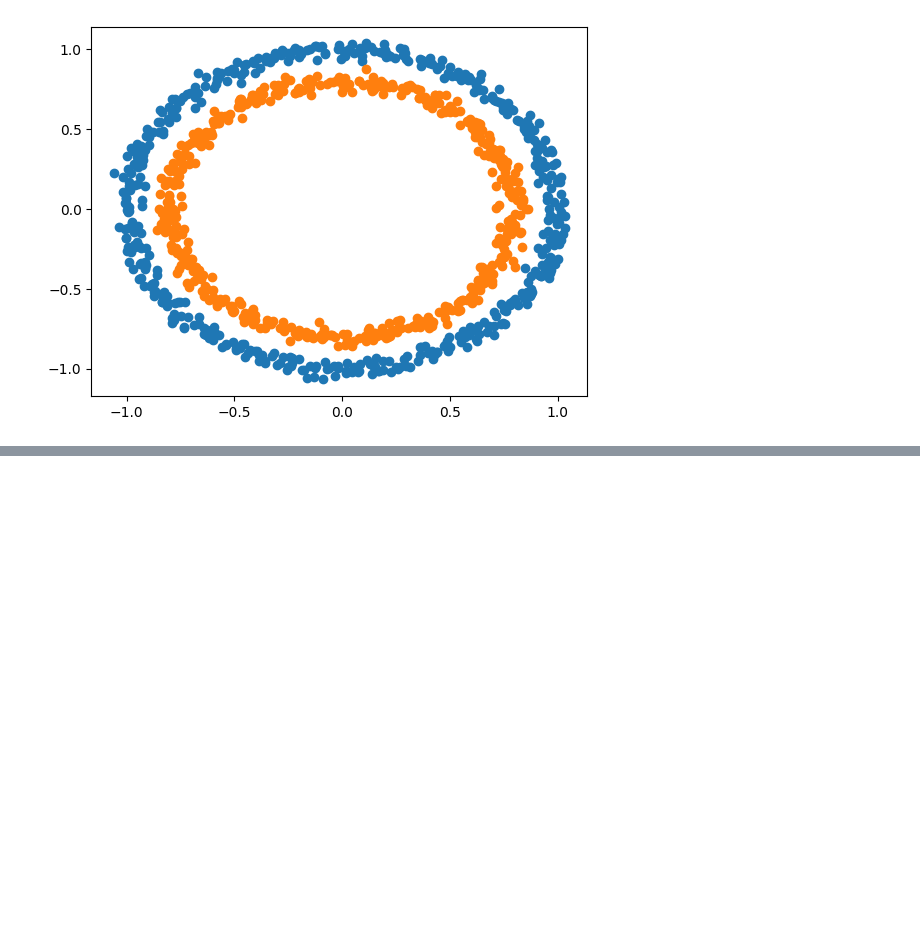
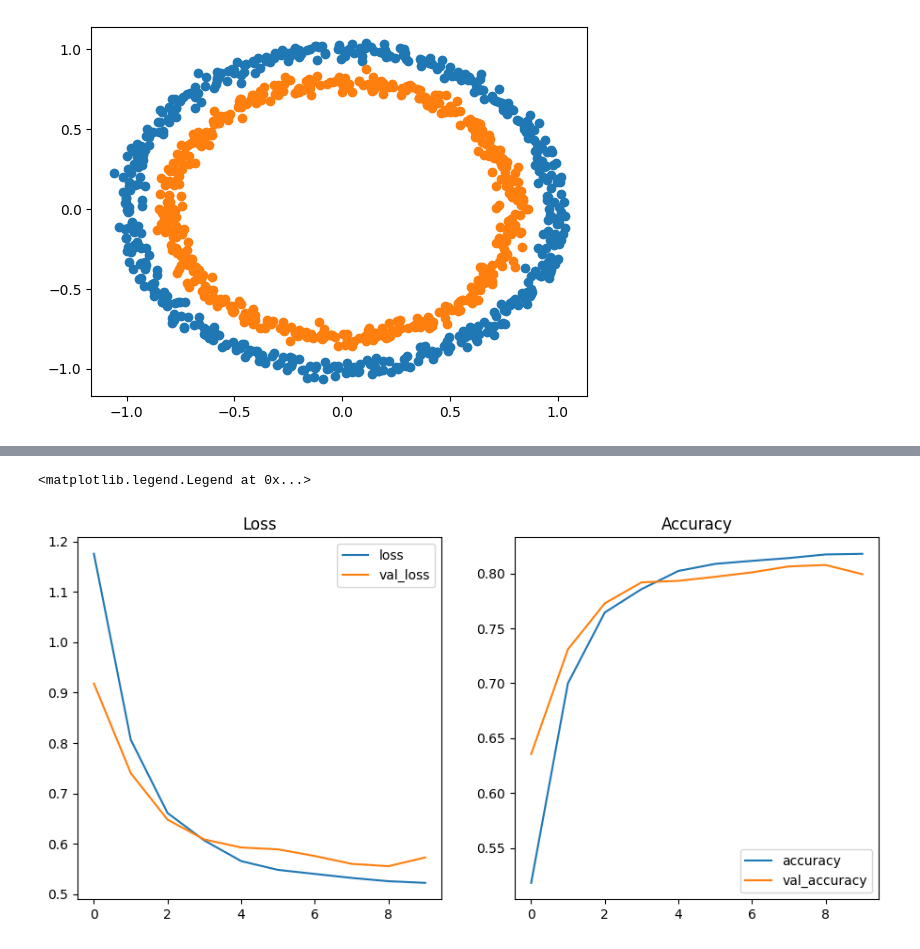
Before and after one commit to timonpalm/TFCourse, a Jupyter notebook: 03_classification.ipynb, the cells around one changed output, grey strips where cells are left out. Saved outputs shown, nothing was run; the diff lists cells and outputs as text; code cells hidden in the pictures; blank space fills up the shorter version.

```diff
--- a/03_classification.ipynb
+++ b/03_classification.ipynb
@@ -106,0 +139,25 @@ plot_decision_boundary(model, X, y)
+# %%
+tf.random.set_seed(42)
+
+model = tf.keras.Sequential([
+    tf.keras.layers.Flatten(input_shape=(28,28)),
+    tf.keras.layers.Dense(4, activation="relu"),
+    tf.keras.layers.Dense(4, activation="relu"),
+    tf.keras.layers.Dense(10, activation="softmax"),
+])
+
+model.compile(
+    optimizer=tf.keras.optimizers.Adam(),
+    loss=tf.keras.losses.SparseCategoricalCrossentropy(),
+    metrics=["accuracy"]
+)
+
+#lr_scheduler = tf.keras.callbacks.LearningRateScheduler(tf.keras.optimizers.schedules.CosineDecay(0.01, 20))
+
+non_norm_history = model.fit(
+    train_data_norm,
+    train_labels,
+    epochs=10,
+    validation_data=(test_data_norm, test_labels),
+    #callbacks=[lr_scheduler]
+)
@@ -106,0 +185,19 @@ plot_decision_boundary(model, X, y)
+# %%
+
+plt.figure(figsize=(11,5))
+
+ax = plt.subplot(1,2,1)
+ax.plot(non_norm_history.epoch, non_norm_history.history["loss"], label="loss")
+ax.plot(non_norm_history.epoch, non_norm_history.history["val_loss"], label="val_loss")
+ax.set(title="Loss")
+ax.legend()
+
+
+ax = plt.subplot(1,2,2)
+ax.plot(non_norm_history.epoch, non_norm_history.history["accuracy"], label="accuracy")
+ax.plot(non_norm_history.epoch, non_norm_history.history["val_accuracy"], label="val_accuracy")
+ax.set(title="Accuracy")
+ax.legend()
+# %% [output]
+<matplotlib.legend.Legend at 0x...>
+[figure, added]
```
Also changed, not shown: parts of 17 cells of this notebook.
